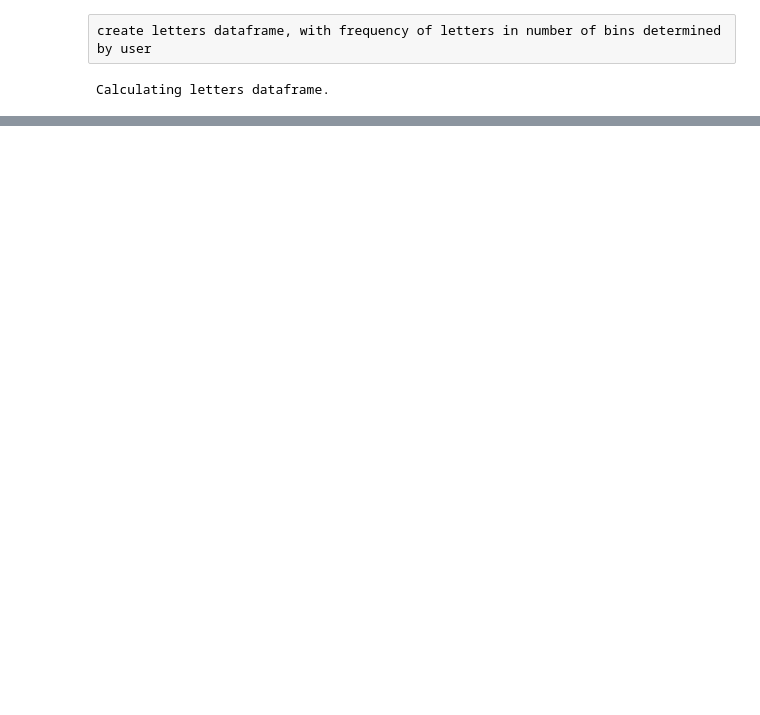
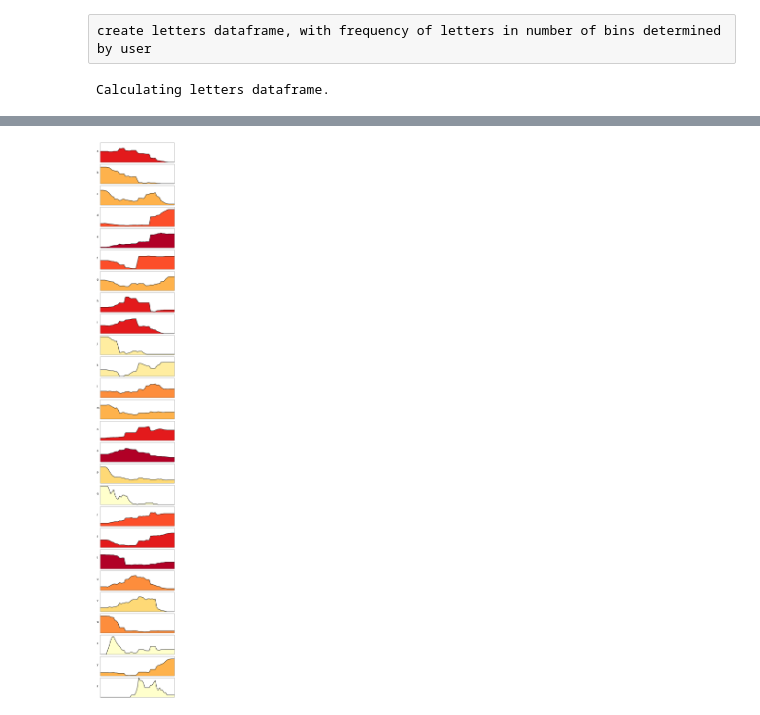
Before and after one commit to Prooffreader/word_list_tools, a Jupyter notebook: letter_distributions.ipynb, the cells around one changed output, grey strips where cells are left out. Saved outputs shown, nothing was run; the diff lists cells and outputs as text; code cells hidden in the pictures; blank space fills up the shorter version.

Commit message:
update letter_distributions

```diff
--- a/letter_distributions.ipynb
+++ b/letter_distributions.ipynb
@@ -33,7 +30,7 @@ SyntaxError: EOL while scanning string literal (<ipython-input-8-94f34c3f0f27>,
 # %% [raw]
 create letters dataframe, with frequency of letters in number of bins determined by user
 # %%
-b_len = 5 #number of bins, decided by user
+b_len = 51 #number of bins, decided by user
 
 letters_pickle = 'letters_' + dataframe_base + '_' + str(b_len) + '.pickle'
 
@@ -79,6 +76,6 @@ if not os.path.isfile(letters_pickle):
 
 else:
     print 'Reading from pickle.'
-    letters = pd.from_pickle(letters_pickle)
+    letters = pd.read_pickle(letters_pickle)
 # %% [output]
 Calculating letters dataframe.
@@ -223,0 +105,9 @@ overall_max
+# %%
+colors = [[0, '#ffffcc'],
+          [0.1, '#ffeda0'],
+          [0.5, '#fed976'],
+          [1, '#feb24c'],
+          [2, '#fd8d3c'],
+          [3, '#fc4e2a'],
+          [5, '#e31a1c'],
+          [9, '#b10026']]
@@ -223,0 +225,38 @@ overall_max
+# %%
+save_plot = True
+
+custom_name = '' # leave as '' to use default name
+
+column_list = list('abcdefghijklmnopqrstuvwxyz')
+x_length = b_len
+
+import matplotlib.pyplot as plt
+
+fig, axes = plt.subplots(26, 1, figsize=(12, 90))
+#plt.title("Title", size=18, color='k')
+
+for pos in range(len(column_list)):
+    ltr = column_list[pos]
+    axes[pos].plot(range(x_length), letters_compromise[ltr], color='k', linewidth = 3, label = ltr)
+    axes[pos].set_ylim(0,100)
+    fill_color = letters_stats['color'].ix[ltr]
+    axes[pos].fill_between(range(x_length), letters_compromise[ltr], color=fill_color, interpolate=True)
+    axes[pos].set_xticks([])
+    axes[pos].set_yticks([])
+    axes[pos].set_xticklabels([], size=0)
+    axes[pos].set_yticklabels([])
+    axes[pos].get_xaxis().set_visible(False)
+    axes[pos].set_ylabel(ltr+'       ', size=24, rotation='horizontal')
+    plt.subplots_adjust(hspace=0.1)
+
+if custom_name != '':
+    if custom_name[-4:] != '.png':
+        custom_name += '.png'
+    plot_name = custom_name
+else:
+    plot_name = 'letters_' + dataframe_base + '_' + str(b_len) + '.png'
+
+if save_plot == True:
+    plt.savefig(plot_name)
+# %% [output]
+[figure, added]
```
Also changed, not shown: parts of 10 cells of this notebook.
